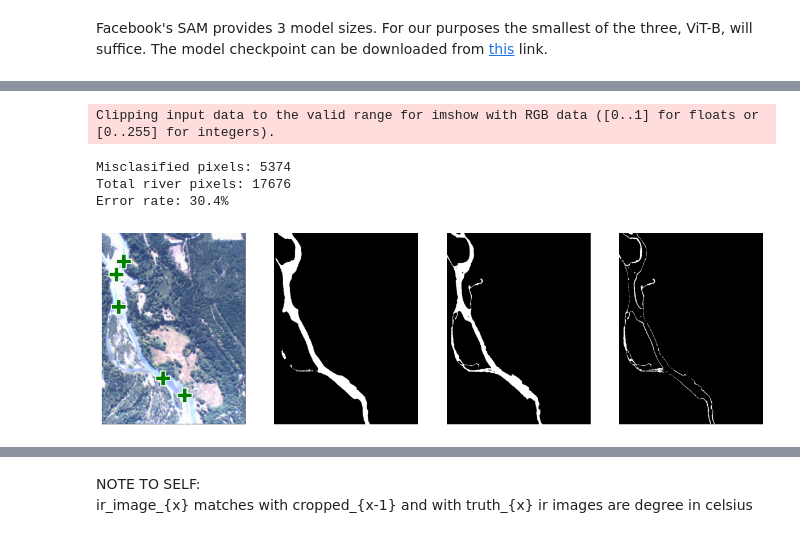
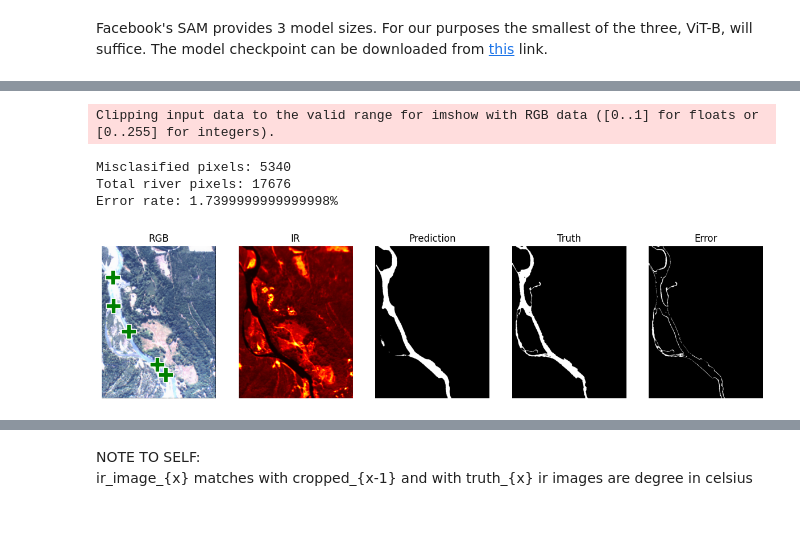
Before and after one commit to StefanTodoran/elwha-segmentation, a Jupyter notebook: book/chapters/masking.ipynb, the cells around one changed output, grey strips where cells are left out. Cells and saved outputs as stored; diff of their text form; code cells hidden in the pictures.

```diff
--- a/book/chapters/masking.ipynb
+++ b/book/chapters/masking.ipynb
@@ -503,8 +575,7 @@ sam.to(device=device)
 
 predictor = SamPredictor(sam)
 # %%
-image = cv2.imread(str(datapoint["ir_path"]))
-image = cv2.cvtColor(image, cv2.COLOR_BGR2RGB)
+image = datapoint["predict"]
 
 mask = getRoughRiverMask(datapoint)
 input_points, input_labels = generateInputPointsFromMask(number=5, mask=mask)
@@ -606,25 +677,29 @@ for i, (mask, score) in enumerate(zip(masks, scores)):
 # %%
-def evaluateMaskAccuracy(datapoint, prediction, control_points = None, best_values = None):
+def visualizeMaskAccuracy(datapoint, prediction, control_points = None, best_values = None, has_ground_truth = True):
   best_input_points = best_input_labels = best_index = best_score = all_scores = best_erosion = None
   if control_points is not None: best_input_points, best_input_labels = control_points
   if best_values is not None: best_index, best_score, all_scores, best_erosion = best_values
 
-  rgb_image = cv2.imread(str(datapoint["rgb_path"]))
-  rgb_image = cv2.cvtColor(rgb_image, cv2.COLOR_BGR2RGB)
+  prediction = np.where(prediction, 255, 0)
+  truth: Any = None
+  error: Any = None
 
-  truth = cv2.imread(str(datapoint["mask_path"]))
-  truth = cv2.bitwise_not(truth)[:,:,0].astype(np.int32)
-
-  prediction = np.where(prediction, 255, 0)
-  error = cv2.bitwise_xor(prediction, truth)
+  if has_ground_truth:
+    truth = datapoint["display_mask"]
+    error = cv2.bitwise_xor(prediction, truth)
 
   print("Misclasified pixels:", np.count_nonzero(error))
-  print("Total river pixels:", np.count_nonzero(truth))
-  print(f"Error rate: {100 * round(np.count_nonzero(error) / np.count_nonzero(truth), 4)}%")
+  if has_ground_truth:
+    print("Total river pixels:", np.count_nonzero(truth))
+    # print(f"Error rate: {100 * round(np.count_nonzero(error) / np.count_nonzero(truth), 4)}%")
+    print(f"Error rate: {100 * round(np.count_nonzero(error) / (prediction.shape[0] * prediction.shape[1]), 4)}%")
 
-  # print(f"Error rate: {100 * round(np.count_nonzero(error) / (prediction.shape[0] * prediction.shape[1]), 4)}%")
+    # TODO: use mean Intersection over Union for evaluation score
 
-  plot_images = [rgb_image, prediction, truth, error]
+  plot_images = [datapoint["rgb"], datapoint["ir"], prediction, truth, error] if has_ground_truth else [datapoint["rgb"], datapoint["ir"], prediction]
+  plot_titles = ["RGB", "IR", "Prediction", "Truth", "Error"]
+  plot_cmaps = [None, "hot", "gray", "gray", "gray"]
+
   figure, axes = plt.subplots(nrows=1, ncols=len(plot_images), figsize=(15,15))
 
   if control_points is not None:
@@ -632,27 +707,28 @@ def evaluateMaskAccuracy(datapoint, prediction, control_points = None, best_valu
     show_points(best_input_points, best_input_labels, axes[0])
 
   for idx, mask in enumerate(plot_images):
-    axes[idx].imshow(mask, cmap="grey")
+    axes[idx].imshow(mask, cmap=plot_cmaps[idx])
     axes[idx].axis("off")
+    axes[idx].title.set_text(plot_titles[idx])
 
   if best_values is not None:
     plot_title = f"Mask {best_index} (Score: {best_score:.3f})"
     if best_erosion is not None: plot_title = f"Mask {best_index} (Erosion: {best_erosion}, Score: {best_score:.3f})"
     plt.title(plot_title, fontsize=18)
 
-    print(f"Minimum Score: {np.min(all_scores)}")
-    print(f"Median Score: {np.median(all_scores)}")
-    print(f"Mean Score: {np.mean(all_scores)}")
+    print(f"Minimum Score: {np.min(all_scores)}") # type: ignore
+    print(f"Median Score: {np.median(all_scores)}") # type: ignore
+    print(f"Mean Score: {np.mean(all_scores)}") # type: ignore
 
   plt.show()
 # %%
-evaluateMaskAccuracy(datapoint, mask, (input_points, input_labels))
+visualizeMaskAccuracy(datapoint, mask, (input_points, input_labels))
 # %% [output]
 Clipping input data to the valid range for imshow with RGB data ([0..1] for floats or [0..255] for integers).
-Misclasified pixels: 5374
+Misclasified pixels: 5340
 Total river pixels: 17676
-Error rate: 30.4%
+Error rate: 1.7399999999999998%
-[figure, old version]
+[figure, new version]
 # %%
 def bestOfMultiRoundPrediction(image, num_rounds: int, erosion_range: range = None):
   # print("Setting predictor image...", end="\r")
```
Also changed, not shown: parts of 11 cells of this notebook, 1 other file.
